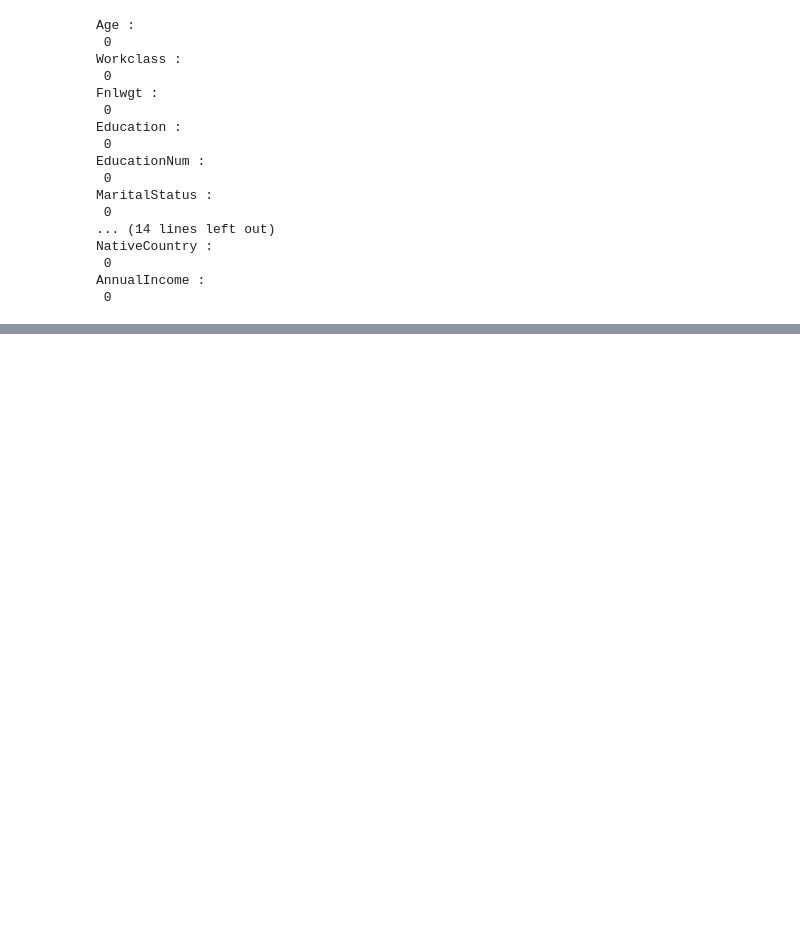
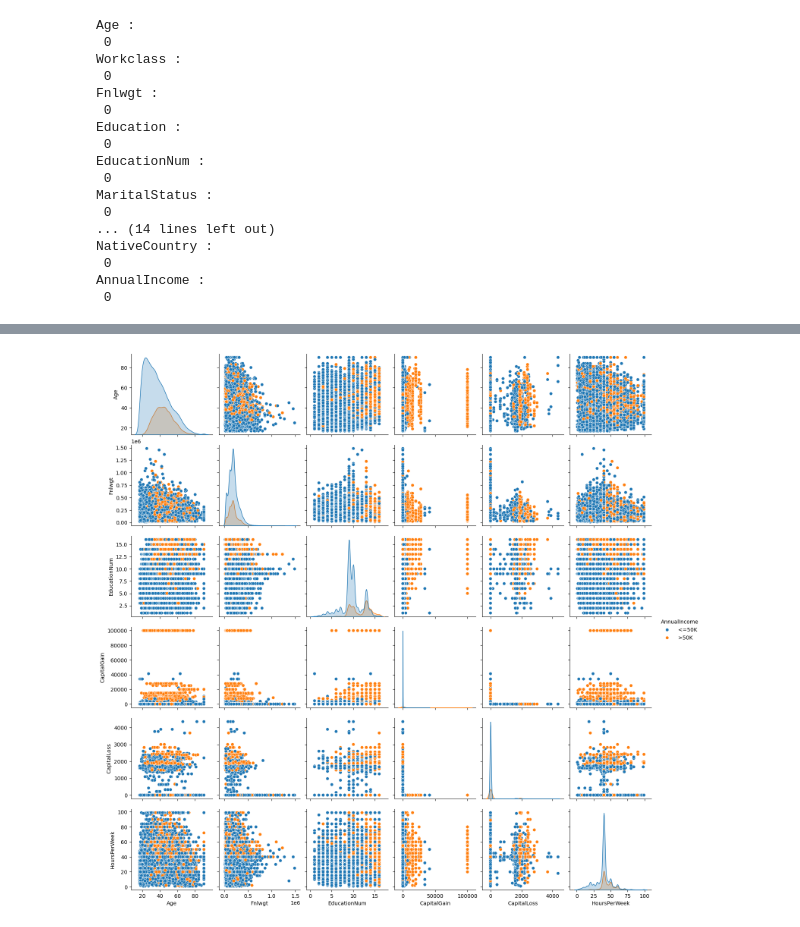
Before and after one commit to GyanaPrakashSahoo7853/Exploratory_Data_Analysis_EDA, a Jupyter notebook: Adult_DataSet_HW.ipynb, the cells around one changed output, grey strips where cells are left out. Saved outputs shown, nothing was run; the diff lists cells and outputs as text; code cells hidden in the pictures; blank space fills up the shorter version.

```diff
--- a/Adult_DataSet_HW.ipynb
+++ b/Adult_DataSet_HW.ipynb
@@ -205,0 +241,5 @@ AnnualIncome :
+# %%
+sns.pairplot(adult,hue = 'AnnualIncome')
+plt.show()
+# %% [output]
+[figure, added]
```
Also changed, not shown: parts of 39 cells of this notebook.
